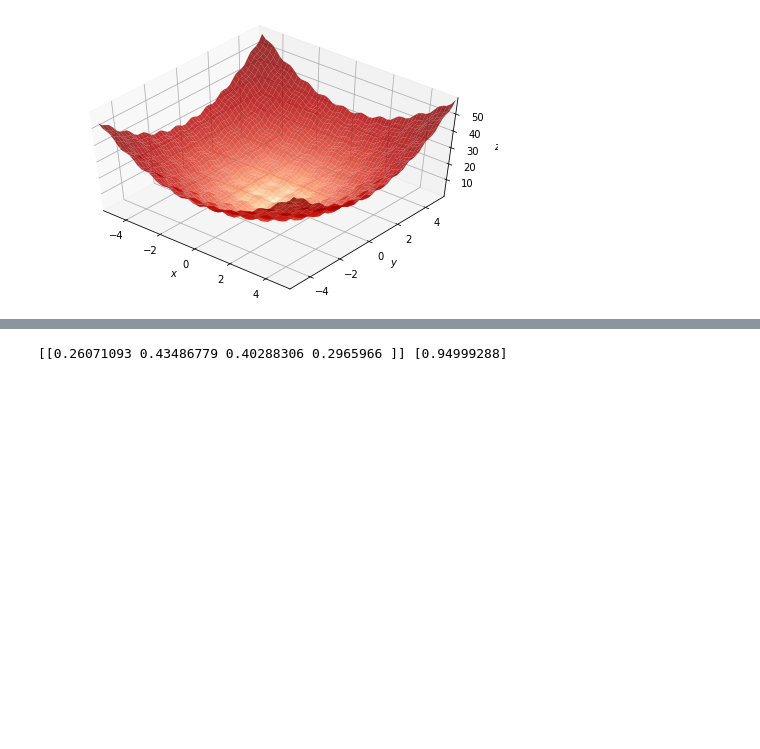
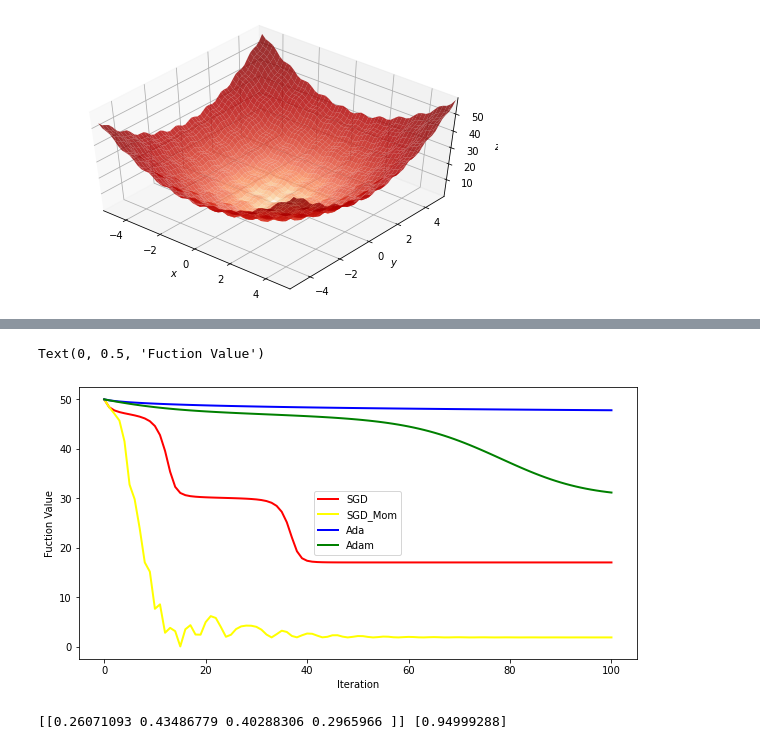
Before and after one commit to WHU-Peter/COMP6248-Deep-Learning, a Jupyter notebook: DL_lab3.ipynb, the cells around one changed output, grey strips where cells are left out. Saved outputs shown, nothing was run; the diff lists cells and outputs as text; code cells hidden in the pictures; blank space fills up the shorter version.

```diff
--- a/DL_lab3.ipynb
+++ b/DL_lab3.ipynb
@@ -117,3 +105,43 @@ ax[1,1].set_ylim((ymin, ymax))
+# %%
+fig, ax = plt.subplots(nrows=1, ncols=1, figsize=(10, 5))
+ax.plot(function(torch.tensor(path_sgd)), color='red', label='SGD', linewidth=2)
+ax.plot(function(torch.tensor(path_sgd_mom)), color='yellow', label='SGD_Mom', linewidth=2)
+ax.plot(function(torch.tensor(path_ada)), color='blue', label='Ada', linewidth=2)
+ax.plot(function(torch.tensor(path_adam)), color='green', label='Adam', linewidth=2)
+ax.legend()
+ax.set_xlabel('Iteration')
+ax.set_ylabel('Fuction Value')
+# ax[0,0].contourf(x, y, z, levels=np.logspace(0, 5, 35), norm=LogNorm(), cmap=plt.cm.gray)
+# ax[0,0].plot(path_sgd[0], path_sgd[1], color='red', label='SGD', linewidth=2)
+# ax[0,0].legend()
+# ax[0,0].set_xlabel('$x$')
+# ax[0,0].set_ylabel('$y$')
+# ax[0,0].set_xlim((xmin, xmax))
+# ax[0,0].set_ylim((ymin, ymax))
+# ax[0,1].contourf(x, y, z, levels=np.logspace(0, 5, 35), norm=LogNorm(), cmap=plt.cm.gray)
+# ax[0,1].plot(path_sgd_mom[0], path_sgd_mom[1], color='yellow', label='SGD_Mom', linewidth=2)
+# ax[0,1].legend()
+# ax[0,1].set_xlabel('$x$')
+# ax[0,1].set_ylabel('$y$')
+# ax[0,1].set_xlim((xmin, xmax))
+# ax[0,1].set_ylim((ymin, ymax))
+# ax[1,0].contourf(x, y, z, levels=np.logspace(0, 5, 35), norm=LogNorm(), cmap=plt.cm.gray)
+# ax[1,0].plot(path_ada[0], path_ada[1], color='blue', label='Ada', linewidth=2)
+# ax[1,0].legend()
+# ax[1,0].set_xlabel('$x$')
+# ax[1,0].set_ylabel('$y$')
+# ax[1,0].set_xlim((xmin, xmax))
+# ax[1,0].set_ylim((ymin, ymax))
+# ax[1,1].contourf(x, y, z, levels=np.logspace(0, 5, 35), norm=LogNorm(), cmap=plt.cm.gray)
+# ax[1,1].plot(path_adam[0], path_adam[1], color='green', label='Adam', linewidth=2)
+# ax[1,1].legend()
+# ax[1,1].set_xlabel('$x$')
+# ax[1,1].set_ylabel('$y$')
+# ax[1,1].set_xlim((xmin, xmax))
+# ax[1,1].set_ylim((ymin, ymax))
+# %% [output]
+Text(0, 0.5, 'Fuction Value')
+[figure, added]
 # %%
 df = pd.read_csv('https://archive.ics.uci.edu/ml/machine-learning-databases/iris/iris.data', header=None)
 df = df.sample(frac=1, random_state=0) #shuffle
```
Also changed, not shown: parts of 2 cells of this notebook.
